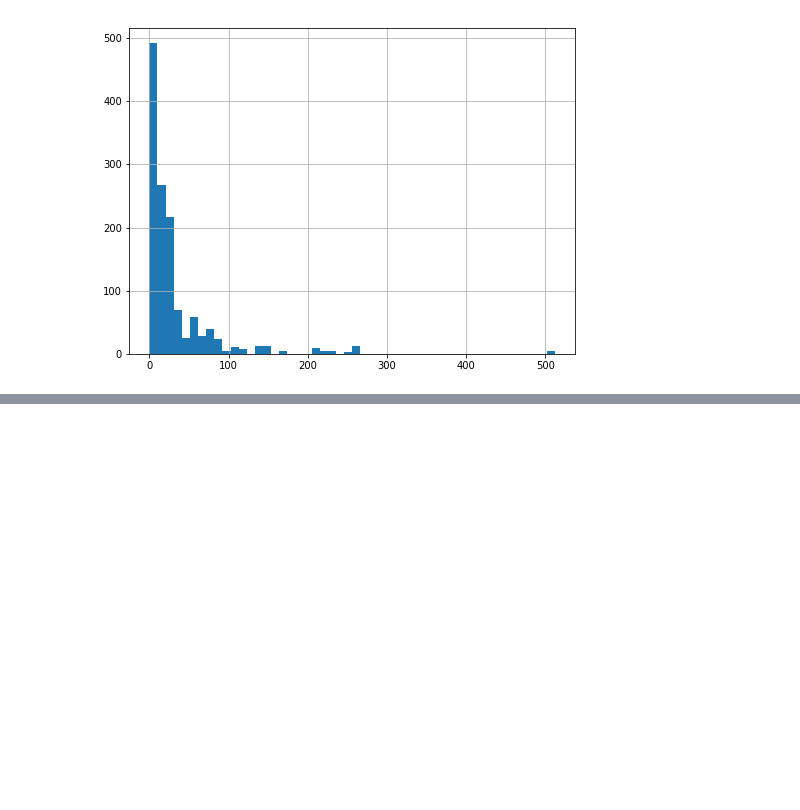
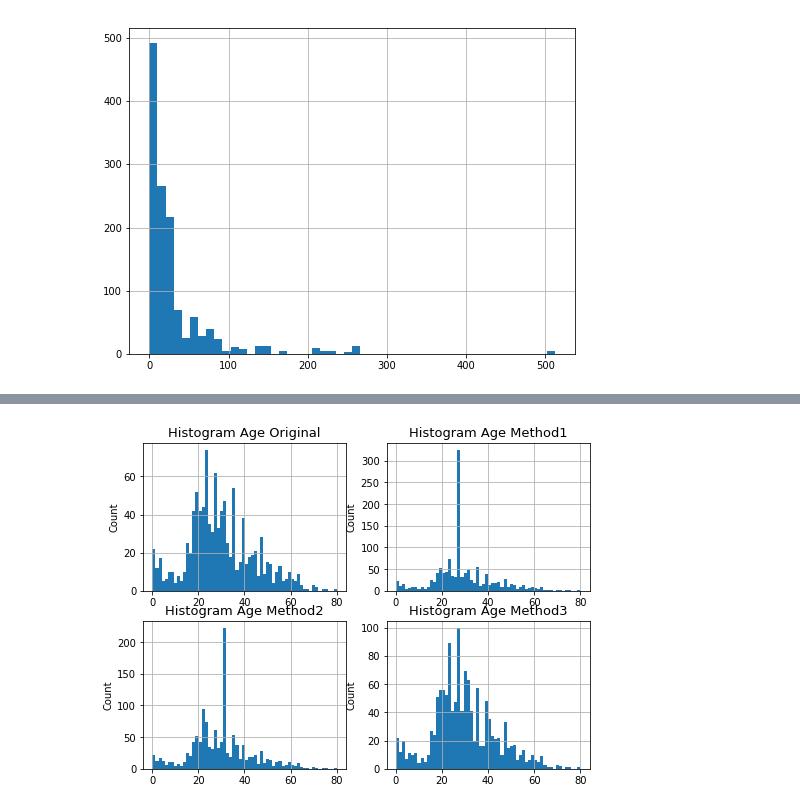
Before and after one commit to CoolGIRLCOCO/Project-Titantic-Survival-Prediction-ToBContinuted, a Jupyter notebook: Predict Survival on Titanic Datasets Using Classification Methods(Part 1).ipynb, the cells around one changed output, grey strips where cells are left out. Saved outputs shown, nothing was run; the diff lists cells and outputs as text; code cells hidden in the pictures; blank space fills up the shorter version.

```diff
--- a/Predict Survival on Titanic Datasets Using Classification Methods(Part 1).ipynb
+++ b/Predict Survival on Titanic Datasets Using Classification Methods(Part 1).ipynb
@@ -311,0 +311,24 @@ There are 177 missing values in Age column, it is not a small number. We cannot
+# %%
+# For 'Age' column
+
+print('Number of NA from Original Titanic Data:',Titanic["Age"].isnull().sum())
+print('---------------------------------------------------------------')
+
+print("First Method: Fill in blank with Median value" )
+Titanic1 = Titanic.copy()
+Titanic1["Age"].fillna(Titanic1["Age"].median(), inplace=True)
+print('Number of NA after Method1:',Titanic1["Age"].isnull().sum())
+print('---------------------------------------------------------------')
+
+print("Second Method: Fill in blank with Median value for all samples belonging to the same class" )
+print('lets check the average age by',Titanic.groupby('Title')['Age'].mean())
+Titanic2 = Titanic.copy()
+Titanic2.loc[(Titanic2.Age.isnull())&(Titanic2.Title=='Mr'),'Age']=32
+Titanic2.loc[(Titanic2.Age.isnull())&(Titanic2.Title=='Mrs'),'Age']=37
+Titanic2.loc[(Titanic2.Age.isnull())&(Titanic2.Title=='Master'),'Age']=5
+Titanic2.loc[(Titanic2.Age.isnull())&(Titanic2.Title=='Miss'),'Age']=22
+Titanic2.loc[(Titanic2.Age.isnull())&(Titanic2.Title=='Others'),'Age']=45
+print('Number of NA after Method 2 :',Titanic2["Age"].isnull().sum())
+print('---------------------------------------------------------------')
+
+print("Third Method: Fill in blank with prediction using ML tools such as random forest regressor" )
@@ -311,0 +445,21 @@ There are 177 missing values in Age column, it is not a small number. We cannot
+# %%
+f,ax = plt.subplots(2,2,figsize=(20,15))
+Titanic['Age'].hist(bins = 60,figsize=(8,6),ax = ax[0][0])
+ax[0,0].set_title('Histogram Age Original',fontsize=13)
+ax[0,0].set_ylabel('Count')
+
+Titanic1['Age'].hist(bins = 60,figsize=(8,6),ax = ax[0,1])
+ax[0,1].set_title('Histogram Age Method1',fontsize=13)
+ax[0,1].set_ylabel('Count')
+
+Titanic2['Age'].hist(bins = 60,figsize=(8,6),ax = ax[1,0])
+ax[1,0].set_title('Histogram Age Method2',fontsize=13)
+ax[1,0].set_ylabel('Count')
+
+Titanic4['Age'].hist(bins = 60,figsize=(8,6),ax = ax[1][1])
+ax[1,1].set_title('Histogram Age Method3',fontsize=13)
+ax[1,1].set_ylabel('Count')
+
+plt.show()
+# %% [output]
+[figure, added]
```
Also changed, not shown: parts of 27 cells of this notebook.
